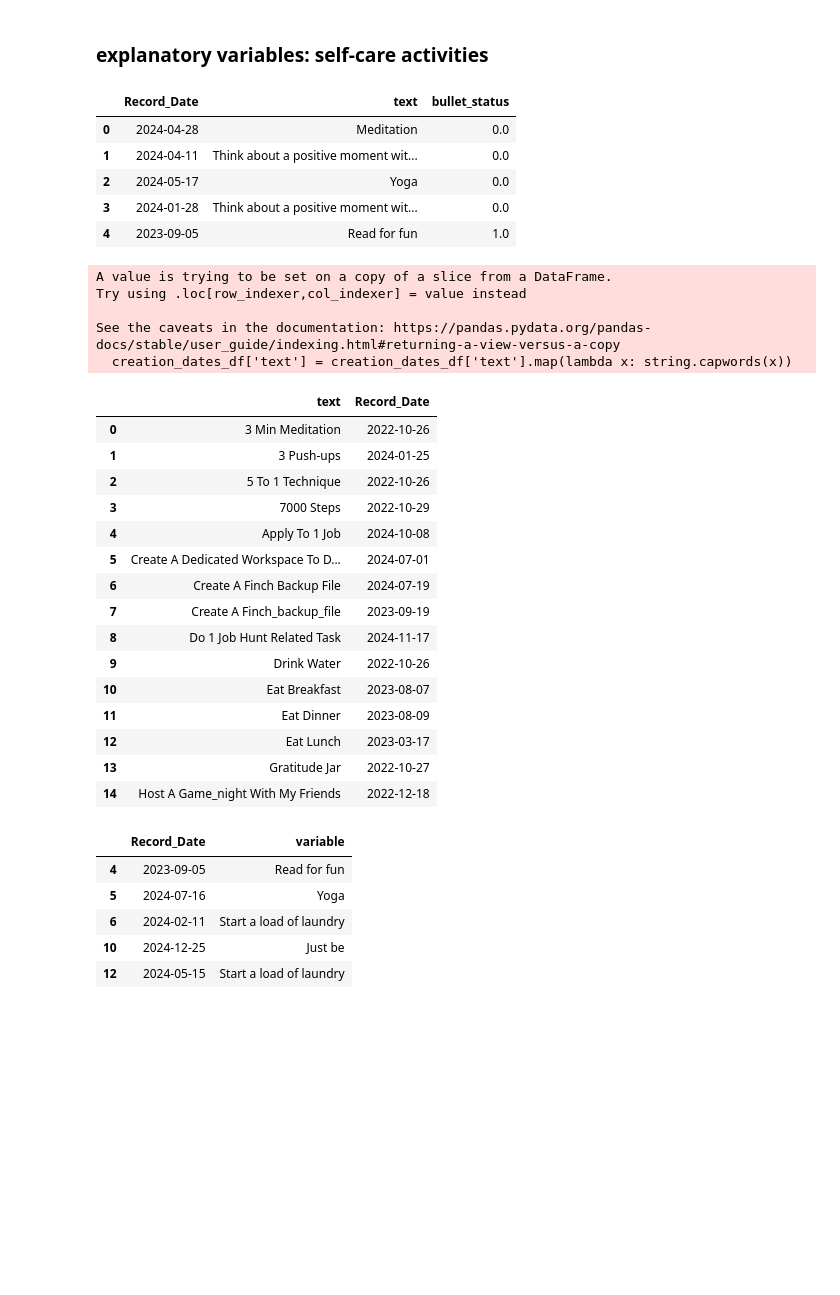
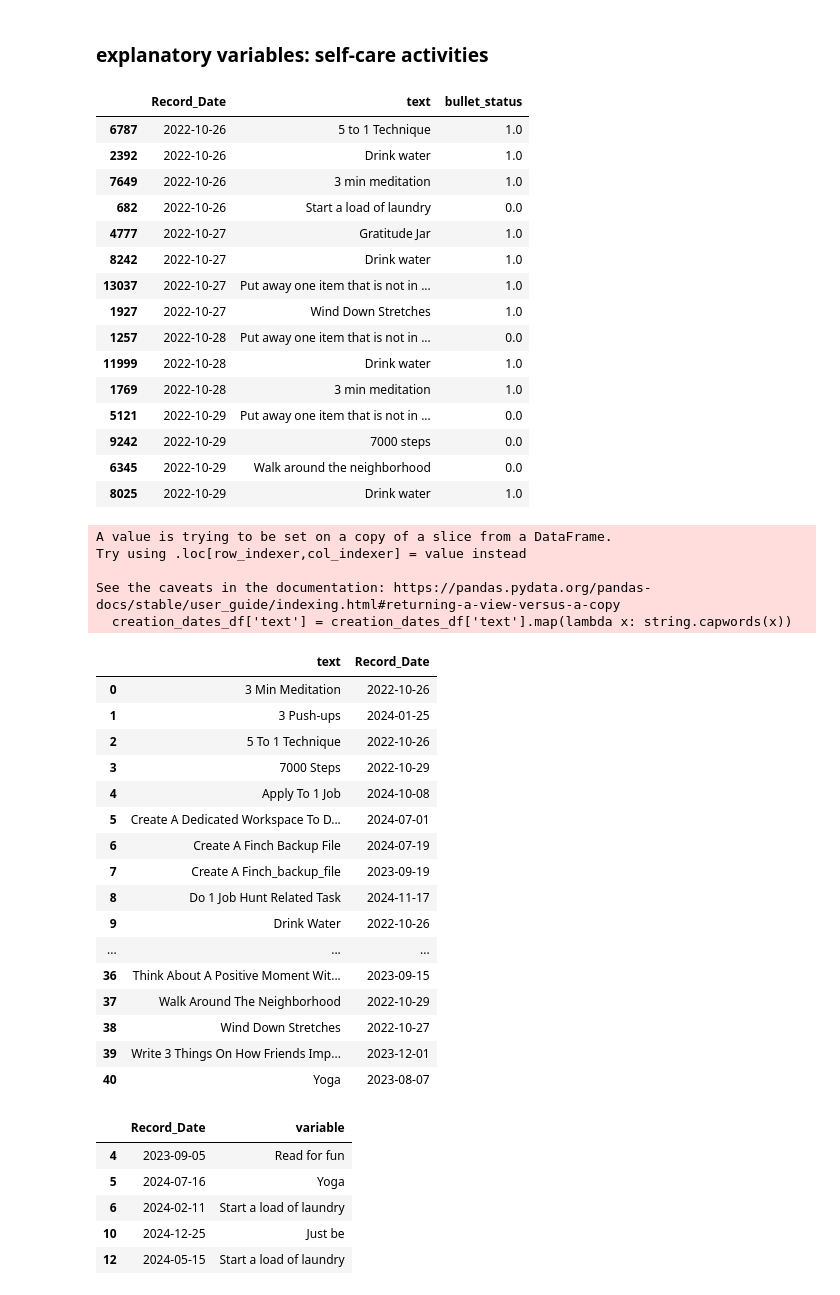
Before and after one commit to kaley-neufeld/Mental-Health-Project, a Jupyter notebook: notebooks/0_data_cleaning.ipynb, the cells around one changed output. Cells and saved outputs as stored; diff of their text form; code cells hidden in the pictures; blank space fills up the shorter version.

```diff
--- a/notebooks/data_cleaning.ipynb
+++ b/notebooks/0_data_cleaning.ipynb
@@ -58,16 +58,26 @@ mood_df.head()
 ### explanatory variables: self-care activities
 # %%
 exvar_data = load_data.load_activity_data()
-exvar_df = clean_data.clean_activity_data(exvar_data)
+exvar_df = clean_data.clean_activity_data(exvar_data)  # this is where duplicate goals are combined!
 
-exvar_df.head()
+exvar_df.sort_values('Record_Date').head(15)
 # %% [output]
 |  | Record_Date | text | bullet_status |
-| 0 | 2024-04-28 | Meditation | 0.0 |
-| 1 | 2024-04-11 | Think about a positive moment wit... | 0.0 |
-| 2 | 2024-05-17 | Yoga | 0.0 |
-| 3 | 2024-01-28 | Think about a positive moment wit... | 0.0 |
-| 4 | 2023-09-05 | Read for fun | 1.0 |
+| 6787 | 2022-10-26 | 5 to 1 Technique | 1.0 |
+| 2392 | 2022-10-26 | Drink water | 1.0 |
+| 7649 | 2022-10-26 | 3 min meditation | 1.0 |
+| 682 | 2022-10-26 | Start a load of laundry | 0.0 |
+| 4777 | 2022-10-27 | Gratitude Jar | 1.0 |
+| 8242 | 2022-10-27 | Drink water | 1.0 |
+| 13037 | 2022-10-27 | Put away one item that is not in ... | 1.0 |
+| 1927 | 2022-10-27 | Wind Down Stretches | 1.0 |
+| 1257 | 2022-10-28 | Put away one item that is not in ... | 0.0 |
+| 11999 | 2022-10-28 | Drink water | 1.0 |
+| 1769 | 2022-10-28 | 3 min meditation | 1.0 |
+| 5121 | 2022-10-29 | Put away one item that is not in ... | 0.0 |
+| 9242 | 2022-10-29 | 7000 steps | 0.0 |
+| 6345 | 2022-10-29 | Walk around the neighborhood | 0.0 |
+| 8025 | 2022-10-29 | Drink water | 1.0 |
 # %%
 ex_variables = [
     'Eat breakfast',
@@ -91,7 +101,7 @@ creation_dates_df = exvar_df[['text','Record_Date']]
 creation_dates_df['text'] = creation_dates_df['text'].map(lambda x: string.capwords(x))
 
 creation_dates_df = creation_dates_df.groupby('text').min().reset_index()
-creation_dates_df.head(15)
+creation_dates_df
 # %% [output]
 A value is trying to be set on a copy of a slice from a DataFrame.
 Try using .loc[row_indexer,col_indexer] = value instead
@@ -109,11 +119,12 @@ See the caveats in the documentation: https://pandas.pydata.org/pandas-docs/stab
 | 7 | Create A Finch_backup_file | 2023-09-19 |
 | 8 | Do 1 Job Hunt Related Task | 2024-11-17 |
 | 9 | Drink Water | 2022-10-26 |
-| 10 | Eat Breakfast | 2023-08-07 |
-| 11 | Eat Dinner | 2023-08-09 |
-| 12 | Eat Lunch | 2023-03-17 |
-| 13 | Gratitude Jar | 2022-10-27 |
-| 14 | Host A Game_night With My Friends | 2022-12-18 |
+| ... | ... | ... |
+| 36 | Think About A Positive Moment Wit... | 2023-09-15 |
+| 37 | Walk Around The Neighborhood | 2022-10-29 |
+| 38 | Wind Down Stretches | 2022-10-27 |
+| 39 | Write 3 Things On How Friends Imp... | 2023-12-01 |
+| 40 | Yoga | 2023-08-07 |
 # %%
 completed_variables_df = exvar_df.query("bullet_status == 1.0").drop(['bullet_status'],axis=1)
 completed_variables_df = completed_variables_df.rename(columns={'text':'variable'})
```
Also changed, not shown: 6 other files.
